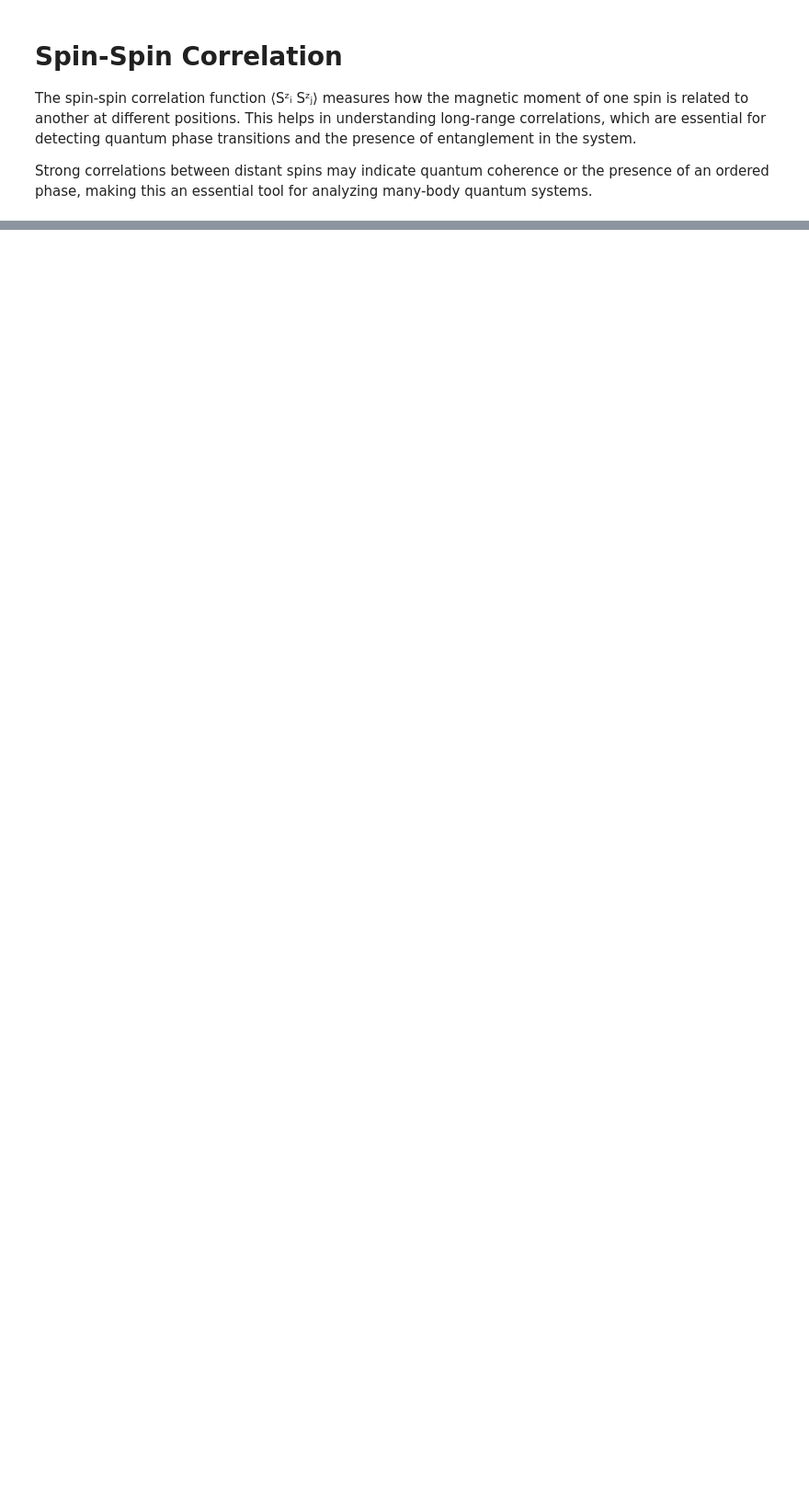
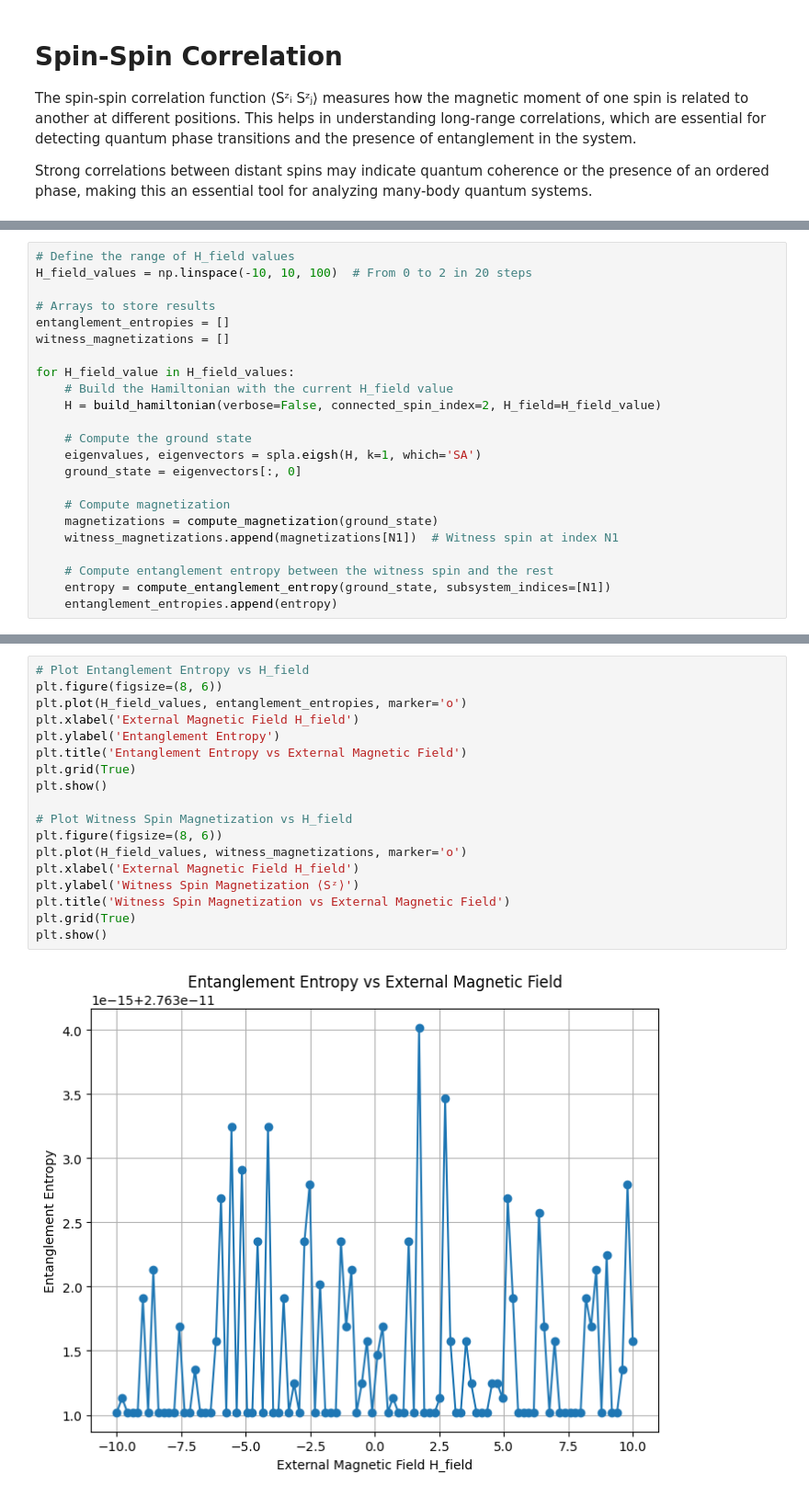
Before and after one commit to DanyloKolesnyk/QuantumMLChronicles, a Jupyter notebook: Ising_model/ising_classical.ipynb, the cells around one changed output, grey strips where cells are left out. Shown at 92% size. Drawn from its saved outputs; the diff is of its cells as text; blank space fills up the shorter version.

```diff
--- a/Ising_model/ising_classical.ipynb
+++ b/Ising_model/ising_classical.ipynb
@@ -423,0 +821,23 @@ Computing spin-spin correlation functions...
+# %%
+# Define the range of H_field values
+H_field_values = np.linspace(-10, 10, 100)  # From 0 to 2 in 20 steps
+
+# Arrays to store results
+entanglement_entropies = []
+witness_magnetizations = []
+
+for H_field_value in H_field_values:
+    # Build the Hamiltonian with the current H_field value
+    H = build_hamiltonian(verbose=False, connected_spin_index=2, H_field=H_field_value)
+
+    # Compute the ground state
+    eigenvalues, eigenvectors = spla.eigsh(H, k=1, which='SA')
+    ground_state = eigenvectors[:, 0]
+
+    # Compute magnetization
+    magnetizations = compute_magnetization(ground_state)
+    witness_magnetizations.append(magnetizations[N1])  # Witness spin at index N1
+
+    # Compute entanglement entropy between the witness spin and the rest
+    entropy = compute_entanglement_entropy(ground_state, subsystem_indices=[N1])
+    entanglement_entropies.append(entropy)
@@ -423,0 +871,20 @@ Computing spin-spin correlation functions...
+# %%
+# Plot Entanglement Entropy vs H_field
+plt.figure(figsize=(8, 6))
+plt.plot(H_field_values, entanglement_entropies, marker='o')
+plt.xlabel('External Magnetic Field H_field')
+plt.ylabel('Entanglement Entropy')
+plt.title('Entanglement Entropy vs External Magnetic Field')
+plt.grid(True)
+plt.show()
+
+# Plot Witness Spin Magnetization vs H_field
+plt.figure(figsize=(8, 6))
+plt.plot(H_field_values, witness_magnetizations, marker='o')
+plt.xlabel('External Magnetic Field H_field')
+plt.ylabel('Witness Spin Magnetization ⟨Sᶻ⟩')
+plt.title('Witness Spin Magnetization vs External Magnetic Field')
+plt.grid(True)
+plt.show()
+# %% [output]
+[figure, added]
```
Also changed, not shown: parts of 31 cells of this notebook, 1 other file.
